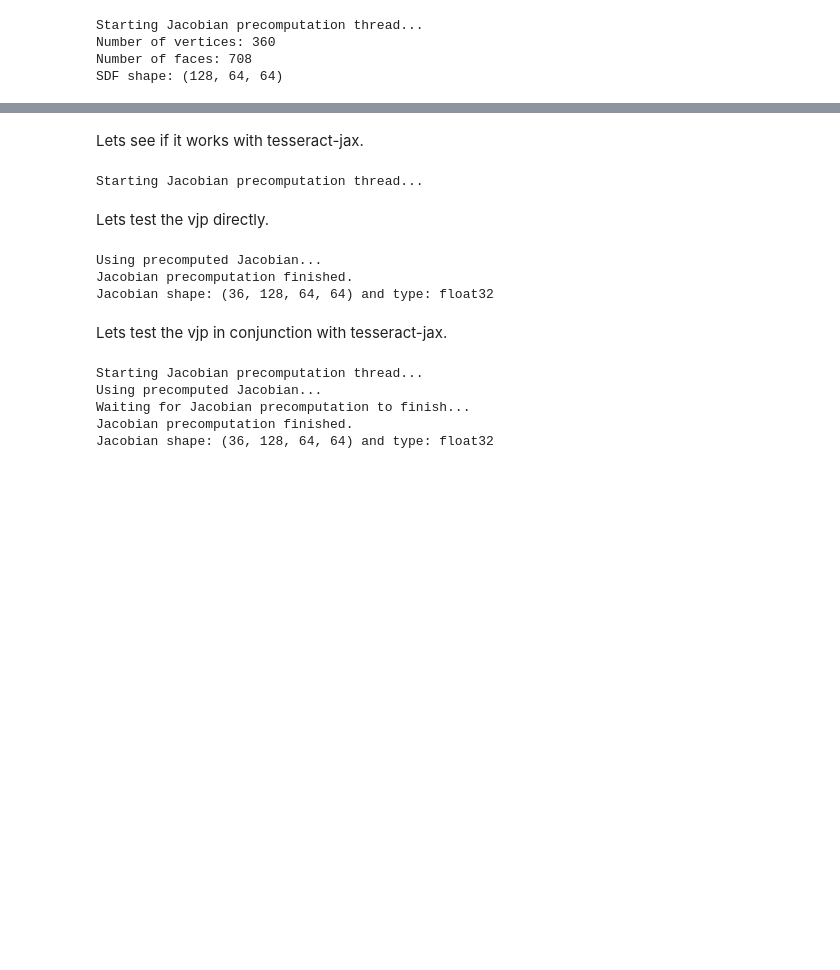
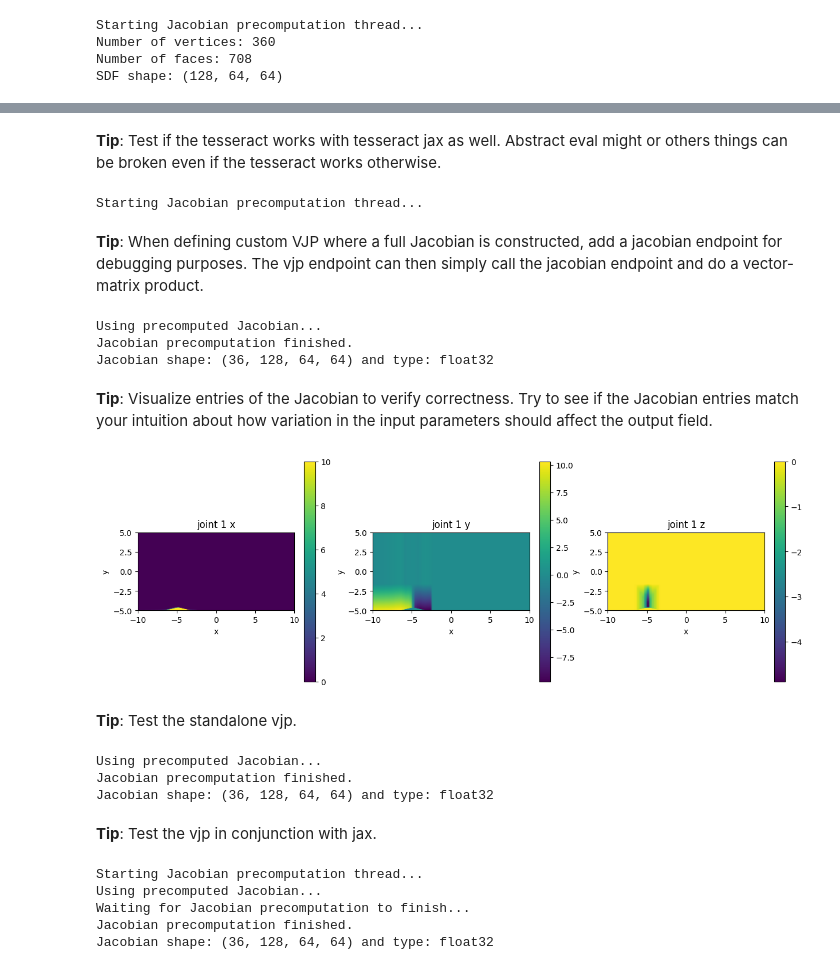
Before and after one commit to pasteurlabs/tesseract-core, a Jupyter notebook: demo/_showcase/ansys-shapeopt/optimization_os.ipynb, the cells around one changed output, grey strips where cells are left out. Cells and saved outputs as stored; diff of their text form; code cells hidden in the pictures; blank space fills up the shorter version.

```diff
--- a/demo/_showcase/ansys-shapeopt/optimization_os.ipynb
+++ b/demo/_showcase/ansys-shapeopt/optimization_os.ipynb
@@ -120,5 +146,5 @@ SDF shape: (128, 64, 64)
 # %% [markdown]
-Lets see if it works with tesseract-jax.
+**Tip**: Test if the tesseract works with tesseract jax as well. Abstract eval might or others things can be broken even if the tesseract works otherwise.
 # %%
 design_out = apply_tesseract(
     design_tess,
@@ -129,8 +155,45 @@ design_out = apply_tesseract(
 )
 # %% [output]
 Starting Jacobian precomputation thread...
+# %% [markdown]
+**Tip**: When defining custom VJP where a full Jacobian is constructed, add a jacobian endpoint for debugging purposes. The vjp endpoint can then simply call the jacobian endpoint and do a vector-matrix product.
+# %%
+jac = design_tess.jacobian(
+    {
+        "differentiable_parameters": initial_params,
+        **design_inputs,
+    },
+    jac_inputs = ["differentiable_parameters"],
+    jac_outputs = ["sdf"],
+)
+# %% [output]
+Using precomputed Jacobian...
+Jacobian precomputation finished.
+Jacobian shape: (36, 128, 64, 64) and type: float32
+# %% [markdown]
+**Tip**: Visualize entries of the Jacobian to verify correctness. Try to see if the Jacobian entries match your intuition about how variation in the input parameters should affect the output field.
+# %%
+# plot first 3 entries of the Jacobian
+jacobian_entries = jac["sdf"]["differentiable_parameters"][:3]
+fig, axes = plt.subplots(1, 3, figsize=(15, 5))
+titles = ["joint 1 x", "joint 1 y", "joint 1 z"]
+for i in range(3):
+    im = axes[i].imshow(
+        jacobian_entries[i].reshape(Nx, Ny, Nz)[:, :, Nz // 2],
+        extent=(-Lx / 2, Lx / 2, -Ly / 2, Ly / 2),
+        origin="lower",
+    )
+    axes[i].set_title(titles[i])
+    # label axes
+    axes[i].set_xlabel("x")
+    axes[i].set_ylabel("y")
+    fig.colorbar(im, ax=axes[i])
+
+plt.show()
+# %% [output]
+[figure, added]
 # %% [markdown]
-Lets test the vjp directly.
+**Tip**: Test the standalone vjp.
 # %%
 cotan = design_tess.vector_jacobian_product(
     {
@@ -148,7 +211,7 @@ Using precomputed Jacobian...
 Jacobian precomputation finished.
 Jacobian shape: (36, 128, 64, 64) and type: float32
 # %% [markdown]
-Lets test the vjp in conjunction with tesseract-jax.
+**Tip**: Test the vjp in conjunction with jax.
 # %%
 primals, vjp_fun = jax.vjp(
     lambda params: apply_tesseract(
```
Also changed, not shown: parts of 24 cells of this notebook, 2 other files.
